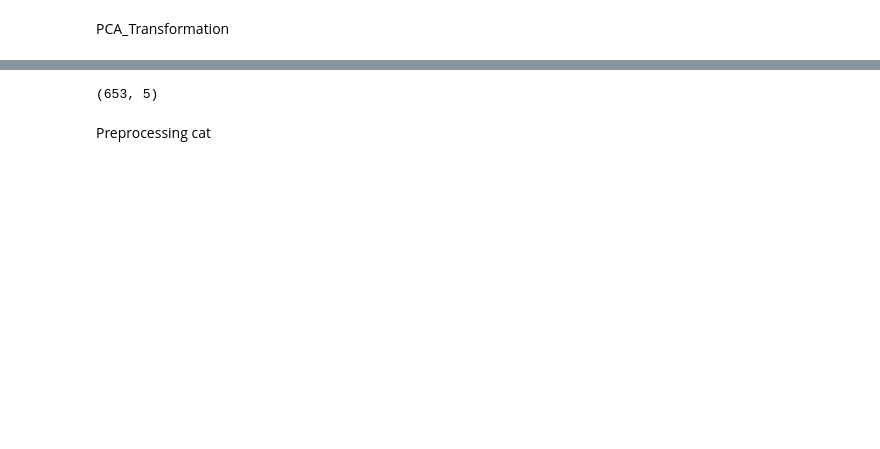
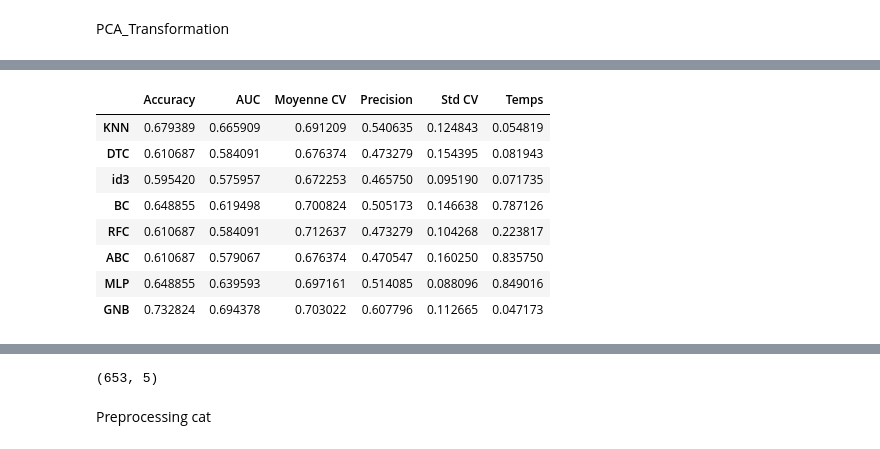
Before and after one commit to ppmdatix/TP_ML_aussem, a Jupyter notebook: Credit.ipynb, the cells around one changed output, grey strips where cells are left out. Drawn from its saved outputs; the diff is of its cells as text; code cells hidden in the pictures; blank space fills up the shorter version.

```diff
--- a/Credit.ipynb
+++ b/Credit.ipynb
@@ -417,3 +471,15 @@ for mode in modes:
+# %%
+tables['pca']
+# %% [output]
+|  | Accuracy | AUC | Moyenne CV | Precision | Std CV | Temps |
+| KNN | 0.679389 | 0.665909 | 0.691209 | 0.540635 | 0.124843 | 0.054819 |
+| DTC | 0.610687 | 0.584091 | 0.676374 | 0.473279 | 0.154395 | 0.081943 |
+| id3 | 0.595420 | 0.575957 | 0.672253 | 0.465750 | 0.095190 | 0.071735 |
+| BC | 0.648855 | 0.619498 | 0.700824 | 0.505173 | 0.146638 | 0.787126 |
+| RFC | 0.610687 | 0.584091 | 0.712637 | 0.473279 | 0.104268 | 0.223817 |
+| ABC | 0.610687 | 0.579067 | 0.676374 | 0.470547 | 0.160250 | 0.835750 |
+| MLP | 0.648855 | 0.639593 | 0.697161 | 0.514085 | 0.088096 | 0.849016 |
+| GNB | 0.732824 | 0.694378 | 0.703022 | 0.607796 | 0.112665 | 0.047173 |
 # %%
 def run_classifiers(classifiers=clfs,
                     X=sous_ensemble,
```
Also changed, not shown: parts of 20 cells of this notebook, 1 other file.
